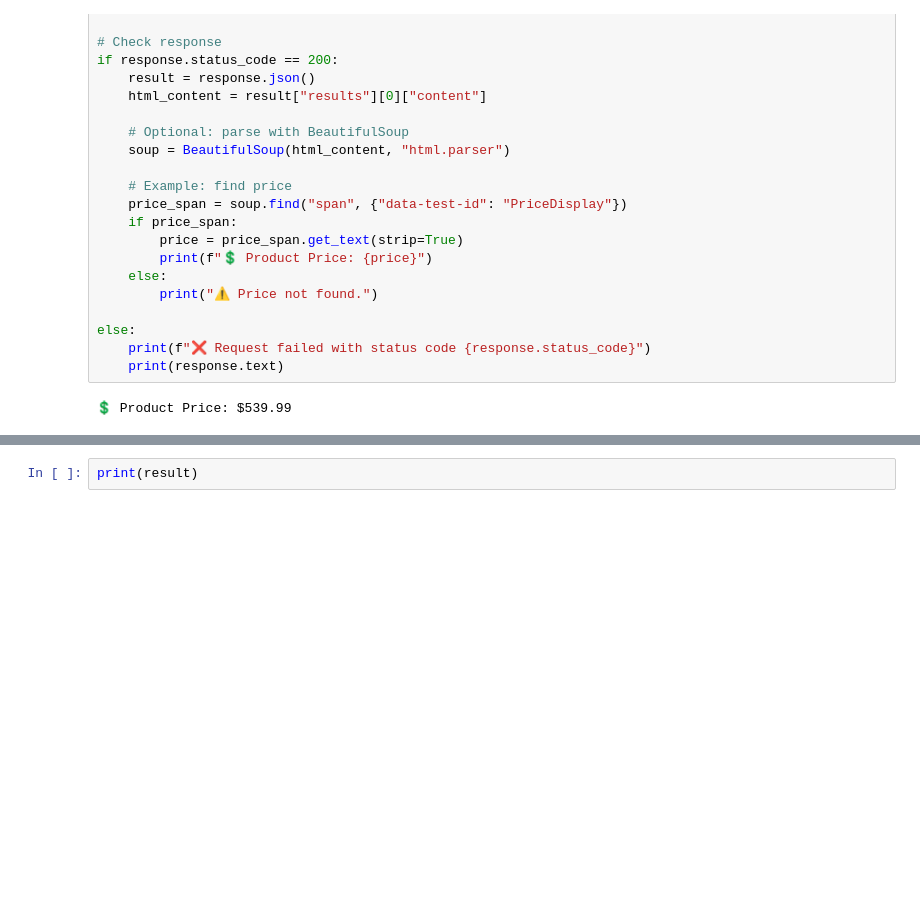
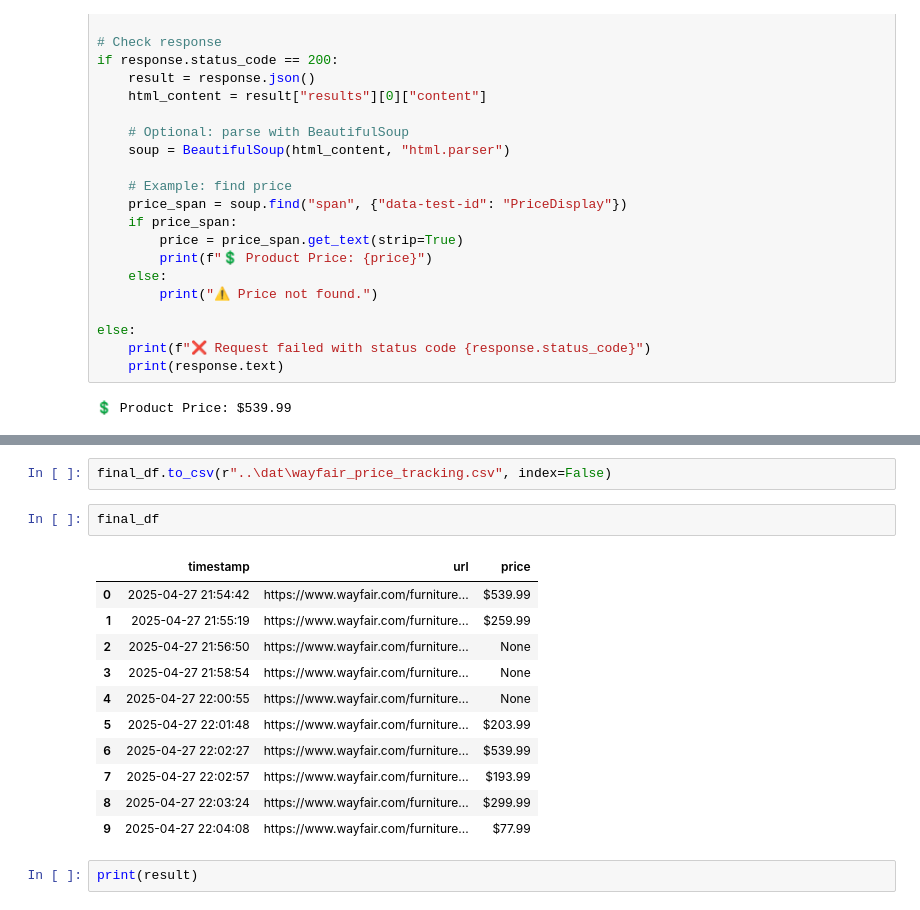
Before and after one commit to joe8606/wayfair_product_price_tracker, a Jupyter notebook: src/update_price.ipynb, the cells around one changed output, grey strips where cells are left out. Cells and saved outputs as stored; diff of their text form; blank space fills up the shorter version.

```diff
--- a/src/update_price.ipynb
+++ b/src/update_price.ipynb
@@ -101,3 +312,19 @@ else:
+# %%
+final_df.to_csv(r"..\dat\wayfair_price_tracking.csv", index=False)
+# %%
+final_df
+# %% [output]
+|  | timestamp | url | price |
+| 0 | 2025-04-27 21:54:42 | https://www.wayfair.com/furniture... | $539.99 |
+| 1 | 2025-04-27 21:55:19 | https://www.wayfair.com/furniture... | $259.99 |
+| 2 | 2025-04-27 21:56:50 | https://www.wayfair.com/furniture... | None |
+| 3 | 2025-04-27 21:58:54 | https://www.wayfair.com/furniture... | None |
+| 4 | 2025-04-27 22:00:55 | https://www.wayfair.com/furniture... | None |
+| 5 | 2025-04-27 22:01:48 | https://www.wayfair.com/furniture... | $203.99 |
+| 6 | 2025-04-27 22:02:27 | https://www.wayfair.com/furniture... | $539.99 |
+| 7 | 2025-04-27 22:02:57 | https://www.wayfair.com/furniture... | $193.99 |
+| 8 | 2025-04-27 22:03:24 | https://www.wayfair.com/furniture... | $299.99 |
+| 9 | 2025-04-27 22:04:08 | https://www.wayfair.com/furniture... | $77.99 |
 # %%
 print(result)
 # %% [output]
```
Also changed, not shown: parts of 3 cells of this notebook, 1 other file.
